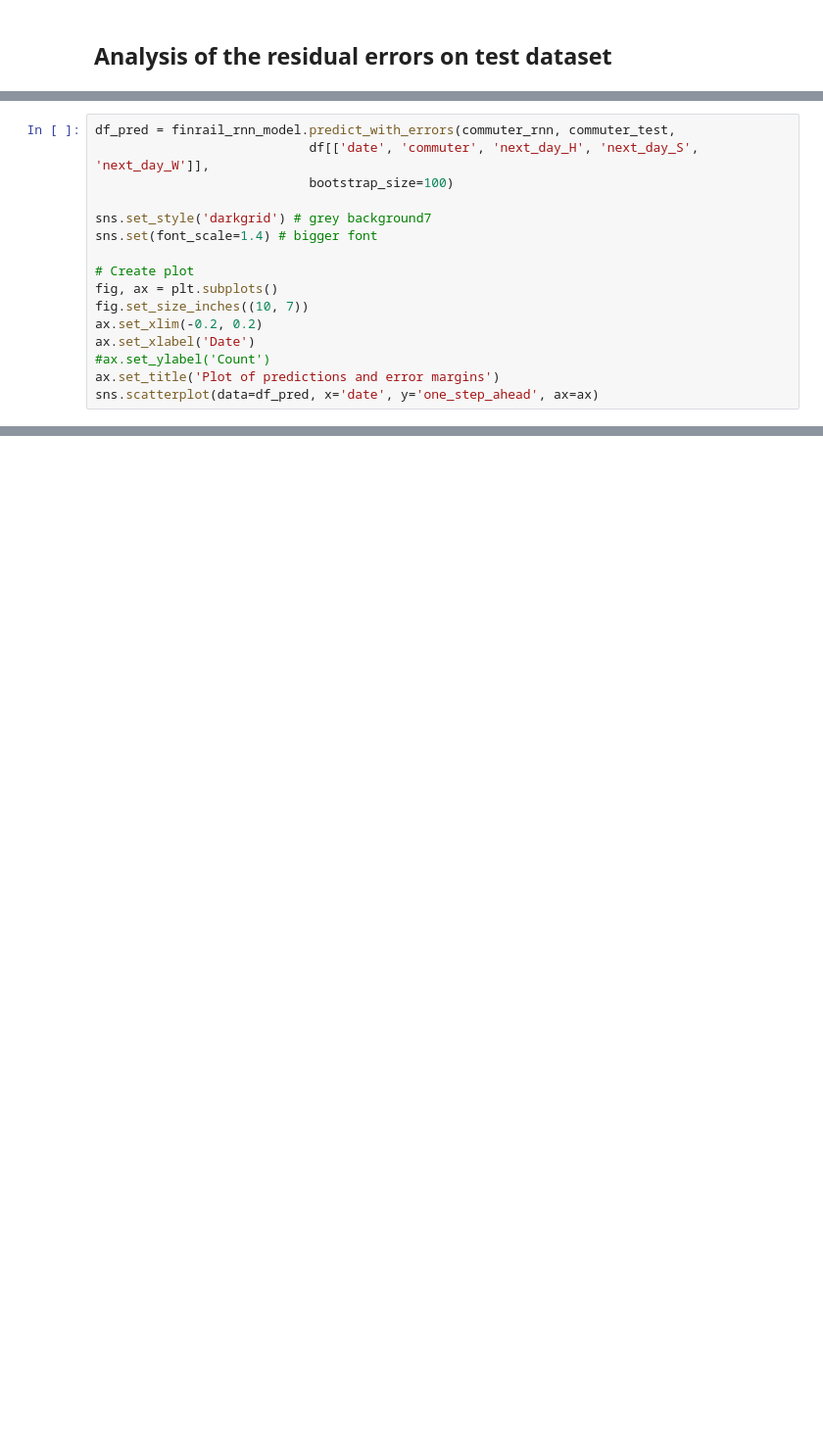
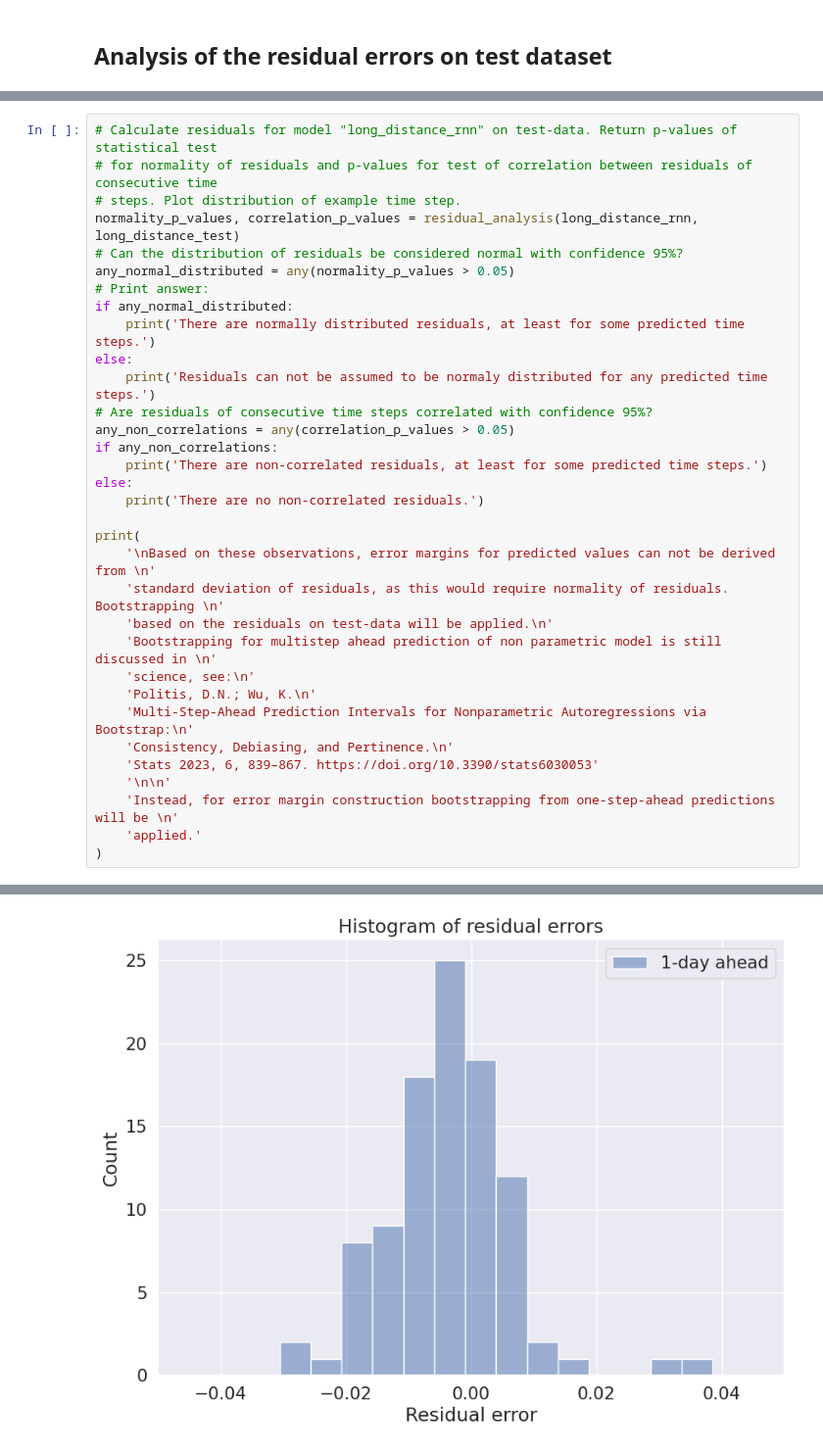
Before and after one commit to Felix-Busse/FinRail-EndToEnd-DataProj., a Jupyter notebook: Training_RNN_model.ipynb, the cells around one changed output, grey strips where cells are left out. Shown: that part at 98% size. Cells and saved outputs as stored; diff of their text form; blank space fills up the shorter version.

```diff
--- a/Training_RNN_model.ipynb
+++ b/Training_RNN_model.ipynb
@@ -331,16 +325,0 @@ df_differences = residual_analysis(commuter_rnn, commuter_test, plot_column='1-d
-# %%
-df_pred = finrail_rnn_model.predict_with_errors(commuter_rnn, commuter_test,
-                            df[['date', 'commuter', 'next_day_H', 'next_day_S', 'next_day_W']],
-                            bootstrap_size=100)
-
-sns.set_style('darkgrid') # grey background7
-sns.set(font_scale=1.4) # bigger font
-
-# Create plot
-fig, ax = plt.subplots()
-fig.set_size_inches((10, 7))
-ax.set_xlim(-0.2, 0.2)
-ax.set_xlabel('Date')
-#ax.set_ylabel('Count')
-ax.set_title('Plot of predictions and error margins')
-sns.scatterplot(data=df_pred, x='date', y='one_step_ahead', ax=ax)
@@ -350,0 +328,34 @@ sns.scatterplot(data=df_pred, x='date', y='one_step_ahead', ax=ax)
+# %%
+# Calculate residuals for model "long_distance_rnn" on test-data. Return p-values of statistical test
+# for normality of residuals and p-values for test of correlation between residuals of consecutive time
+# steps. Plot distribution of example time step.
+normality_p_values, correlation_p_values = residual_analysis(long_distance_rnn, long_distance_test)
+# Can the distribution of residuals be considered normal with confidence 95%?
+any_normal_distributed = any(normality_p_values > 0.05)
+# Print answer:
+if any_normal_distributed:
+    print('There are normally distributed residuals, at least for some predicted time steps.')
+else:
+    print('Residuals can not be assumed to be normaly distributed for any predicted time steps.')
+# Are residuals of consecutive time steps correlated with confidence 95%?
+any_non_correlations = any(correlation_p_values > 0.05)
+if any_non_correlations:
+    print('There are non-correlated residuals, at least for some predicted time steps.')
+else:
+    print('There are no non-correlated residuals.')
+
+print(
+    '\nBased on these observations, error margins for predicted values can not be derived from \n'
+    'standard deviation of residuals, as this would require normality of residuals. Bootstrapping \n'
+    'based on the residuals on test-data will be applied.\n'
+    'Bootstrapping for multistep ahead prediction of non parametric model is still discussed in \n'
+    'science, see:\n'
+    'Politis, D.N.; Wu, K.\n'
+    'Multi-Step-Ahead Prediction Intervals for Nonparametric Autoregressions via Bootstrap:\n'
+    'Consistency, Debiasing, and Pertinence.\n'
+    'Stats 2023, 6, 839–867. https://doi.org/10.3390/stats6030053'
+    '\n\n'
+    'Instead, for error margin construction bootstrapping from one-step-ahead predictions will be \n'
+    'applied.'
+)
+# %% [output]
@@ -350,0 +377 @@ sns.scatterplot(data=df_pred, x='date', y='one_step_ahead', ax=ax)
+[figure, added]
```
Also changed, not shown: parts of 8 cells of this notebook, 3 other files.
